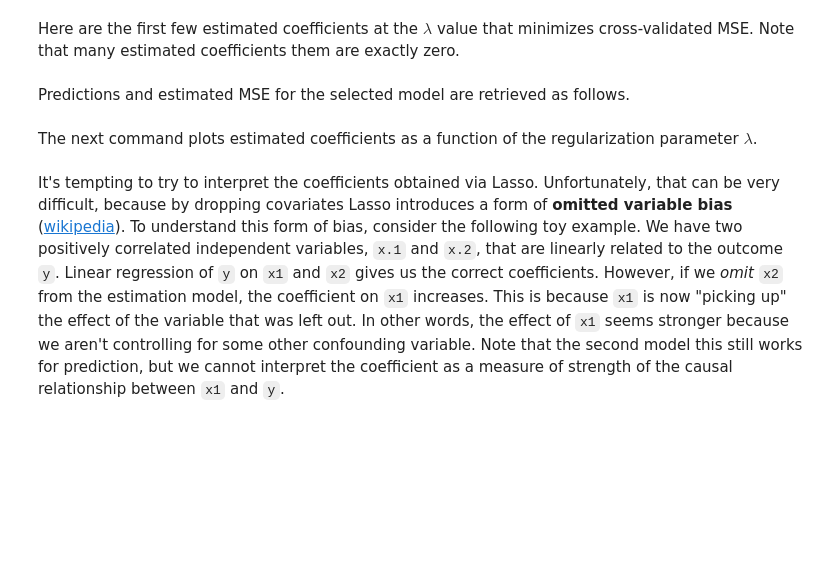
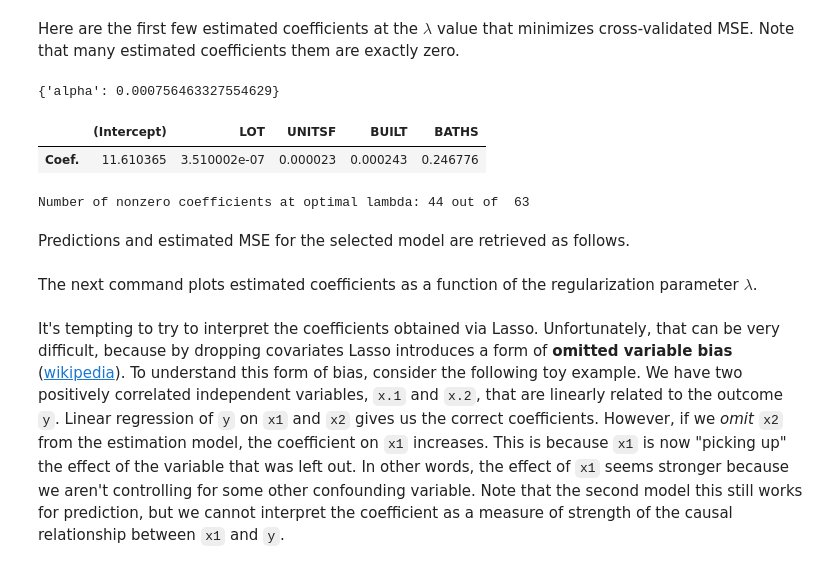
Before and after one commit to alexanderquispe/ml_book, a Jupyter notebook: Untitled-1.ipynb, the cells around one changed output. Cells and saved outputs as stored; diff of their text form; code cells hidden in the pictures; blank space fills up the shorter version.

```diff
--- a/Untitled-1.ipynb
+++ b/Untitled-1.ipynb
@@ -407,16 +370,0 @@ plt.xlim([alphas[0], alphas[-1]])
-# %%
-from sklearn.metrics import mean_squared_error
-
-
-lasso = Lasso()
-alphas = np.logspace(np.log10(1e-8), np.log10(1e-1), 100)
-
-
-
-tuned_parameters = [{"alpha": alphas}]
-n_folds = 10
-
-clf = GridSearchCV(lasso, tuned_parameters, cv=n_folds, refit= True)
-clf.fit(X, Y)
-pred = clf.predict(X)
-mse = mean_squared_error(Y, pred)
@@ -452,5 +394,26 @@ The next figure plots the average estimated MSE for each lambda. The red dots ar
 # %% [markdown]
 Here are the first few estimated coefficients at the $\lambda$ value that minimizes cross-validated MSE. Note that many estimated coefficients them are exactly zero.
+# %%
+clf.best_params_
+# %% [output]
+{'alpha': 0.000756463327554629}
+# %%
+lasso = Lasso(alpha=clf.best_params_['alpha'])
+lasso.fit(X,Y)
+table = np.zeros((1,5))
+table[0,0] = lasso.intercept_
+table[0,1] = lasso.coef_[0]
+table[0,2] = lasso.coef_[1]
+table[0,3] = lasso.coef_[2]
+table[0,4] = lasso.coef_[3]
+pd.DataFrame(table, columns=['(Intercept)','LOT','UNITSF','BUILT','BATHS'], index=['Coef.'])
+# %% [output]
+|  | (Intercept) | LOT | UNITSF | BUILT | BATHS |
+| Coef. | 11.610365 | 3.510002e-07 | 0.000023 | 0.000243 | 0.246776 |
+# %%
+print("Number of nonzero coefficients at optimal lambda:", len(lasso.coef_[lasso.coef_ != 0]), "out of " , len(lasso.coef_))
+# %% [output]
+Number of nonzero coefficients at optimal lambda: 44 out of  63
 # %% [markdown]
 Predictions and estimated MSE for the selected model are retrieved as follows.
 # %% [markdown]
```
Also changed, not shown: parts of 16 cells of this notebook.
